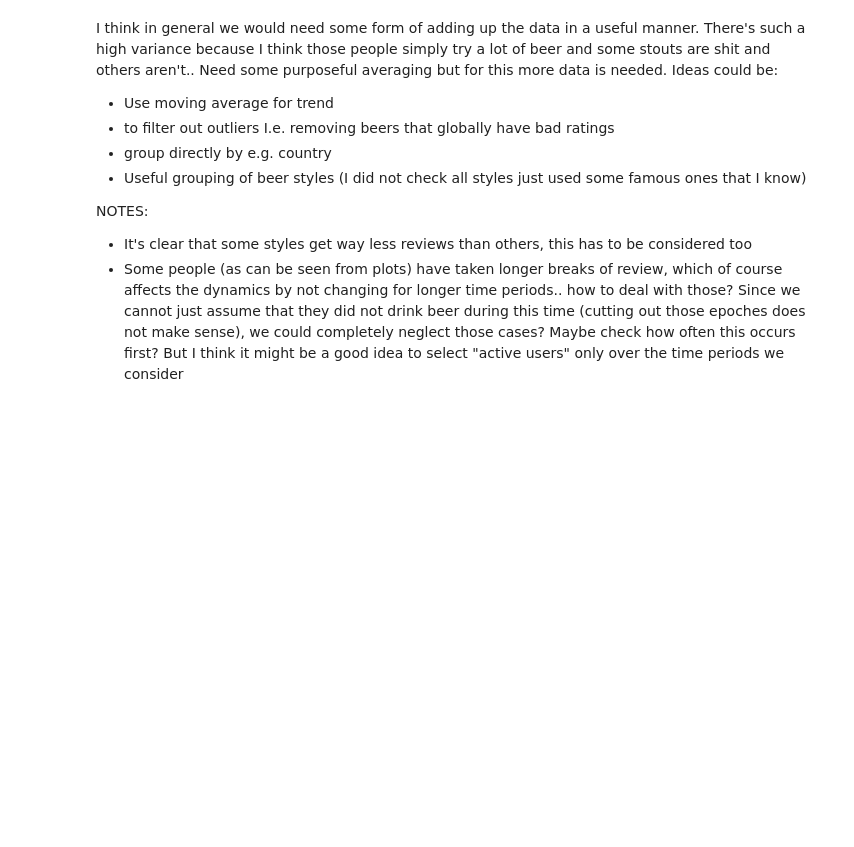
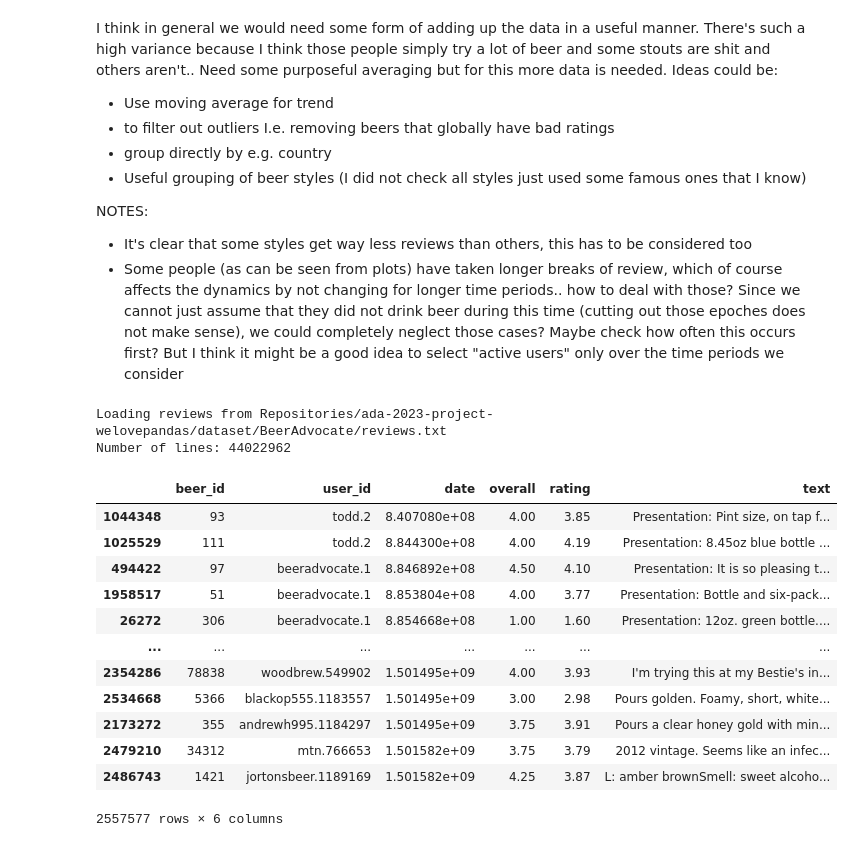
Before and after one commit to epfl-ada/ada-2023-project-welovepandas, a Jupyter notebook: test_git_lionel.ipynb, the cells around one changed output. Cells and saved outputs as stored; diff of their text form; code cells hidden in the pictures; blank space fills up the shorter version.

```diff
--- a/test_git_lionel.ipynb
+++ b/test_git_lionel.ipynb
@@ -81,0 +98,19 @@ NOTES:
+# %%
+reviews = load_reviews(f'{FILEPATH}/BeerAdvocate/reviews.txt').dropna()
+display(reviews)
+# %% [output]
+Loading reviews from Repositories/ada-2023-project-welovepandas/dataset/BeerAdvocate/reviews.txt
+Number of lines: 44022962
+|  | beer_id | user_id | date | overall | rating | text |
+| 1044348 | 93 | todd.2 | 8.407080e+08 | 4.00 | 3.85 | Presentation: Pint size, on tap f... |
+| 1025529 | 111 | todd.2 | 8.844300e+08 | 4.00 | 4.19 | Presentation: 8.45oz blue bottle ... |
+| 494422 | 97 | beeradvocate.1 | 8.846892e+08 | 4.50 | 4.10 | Presentation: It is so pleasing t... |
+| 1958517 | 51 | beeradvocate.1 | 8.853804e+08 | 4.00 | 3.77 | Presentation: Bottle and six-pack... |
+| 26272 | 306 | beeradvocate.1 | 8.854668e+08 | 1.00 | 1.60 | Presentation: 12oz. green bottle.... |
+| ... | ... | ... | ... | ... | ... | ... |
+| 2354286 | 78838 | woodbrew.549902 | 1.501495e+09 | 4.00 | 3.93 | I'm trying this at my Bestie's in... |
+| 2534668 | 5366 | blackop555.1183557 | 1.501495e+09 | 3.00 | 2.98 | Pours golden. Foamy, short, white... |
+| 2173272 | 355 | andrewh995.1184297 | 1.501495e+09 | 3.75 | 3.91 | Pours a clear honey gold with min... |
+| 2479210 | 34312 | mtn.766653 | 1.501582e+09 | 3.75 | 3.79 | 2012 vintage. Seems like an infec... |
+| 2486743 | 1421 | jortonsbeer.1189169 | 1.501582e+09 | 4.25 | 3.87 | L: amber brownSmell: sweet alcoho... |
+2557577 rows × 6 columns
```
Also changed, not shown: parts of 5 cells of this notebook, 2 other files.
